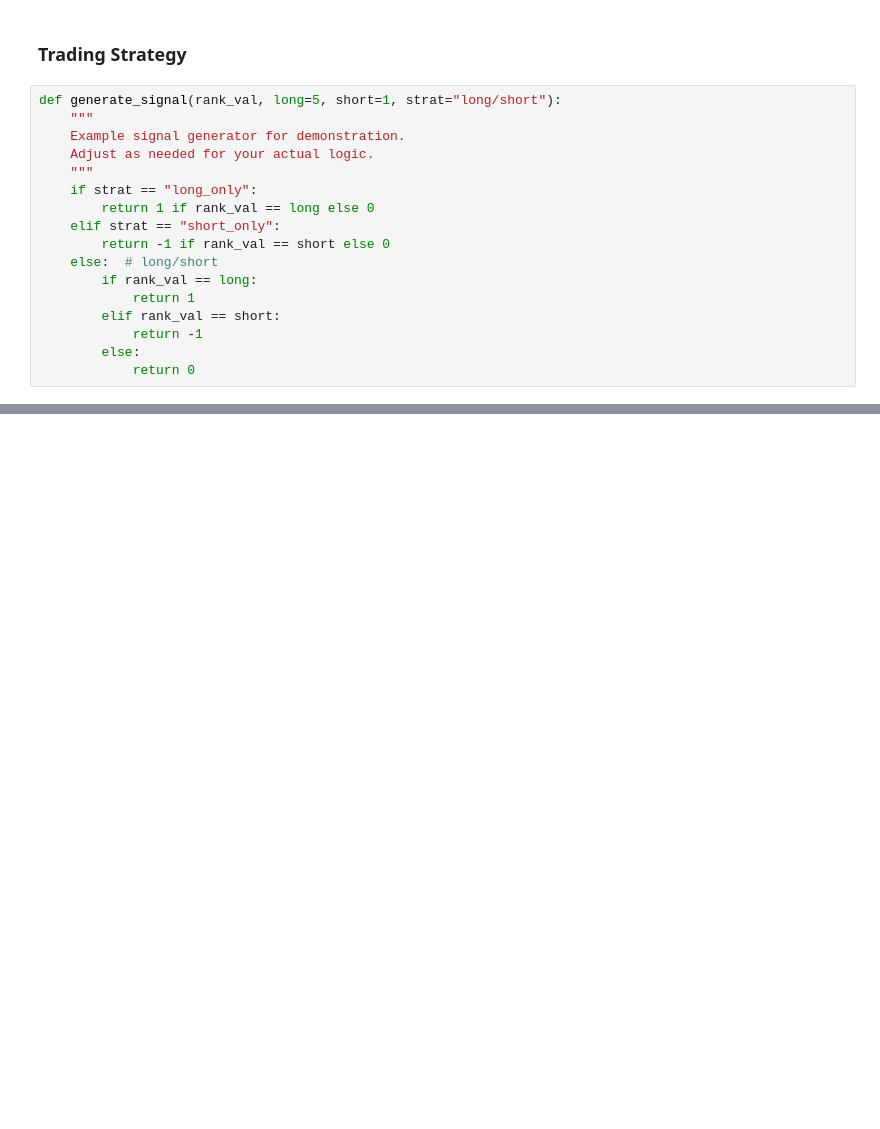
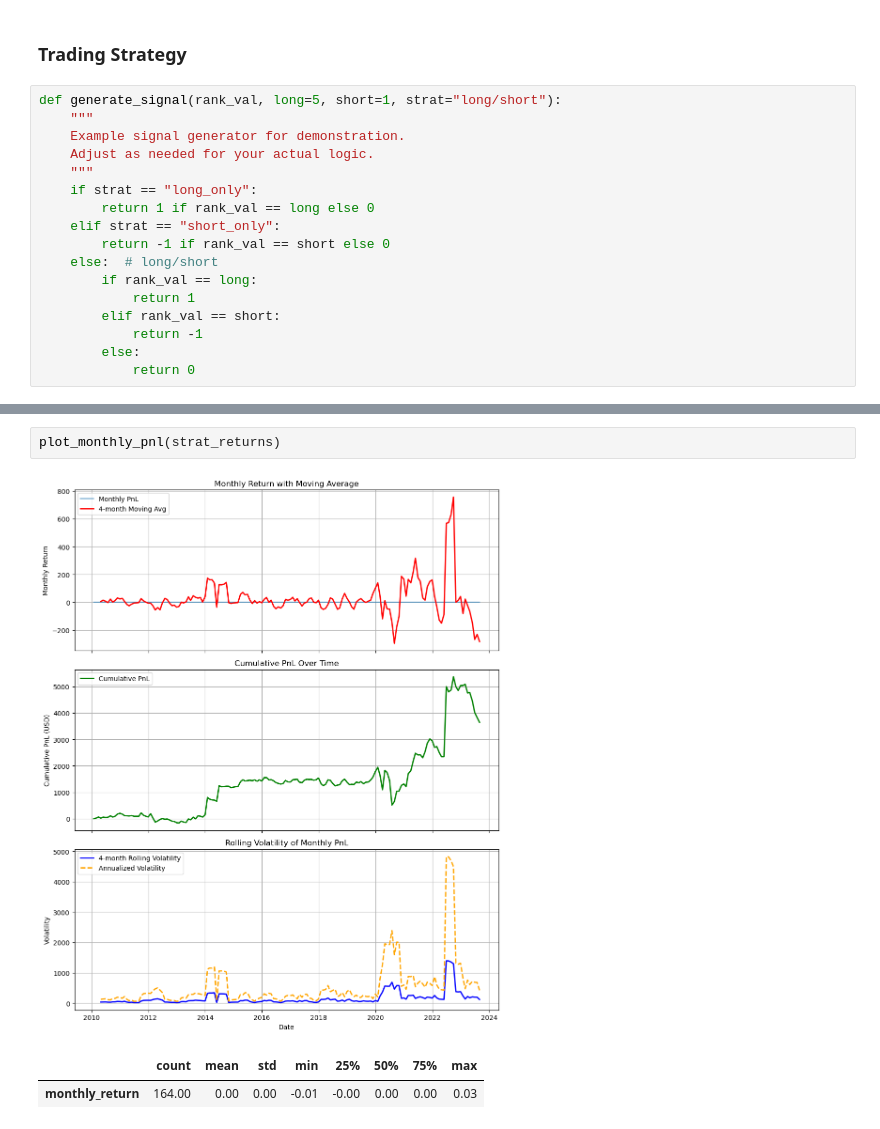
Before and after one commit to roshnx/buy-rough-sell-smooth, a Jupyter notebook: trading_strategy.ipynb, the cells around one changed output, grey strips where cells are left out. Drawn from its saved outputs; the diff is of its cells as text; blank space fills up the shorter version.

```diff
--- a/trading_strategy.ipynb
+++ b/trading_strategy.ipynb
@@ -205,0 +360,6 @@ returns
+# %%
+plot_monthly_pnl(strat_returns)
+# %% [output]
+[figure, added]
+|  | count | mean | std | min | 25% | 50% | 75% | max |
+| monthly_return | 164.00 | 0.00 | 0.00 | -0.01 | -0.00 | 0.00 | 0.00 | 0.03 |
```
Also changed, not shown: parts of 13 cells of this notebook.
